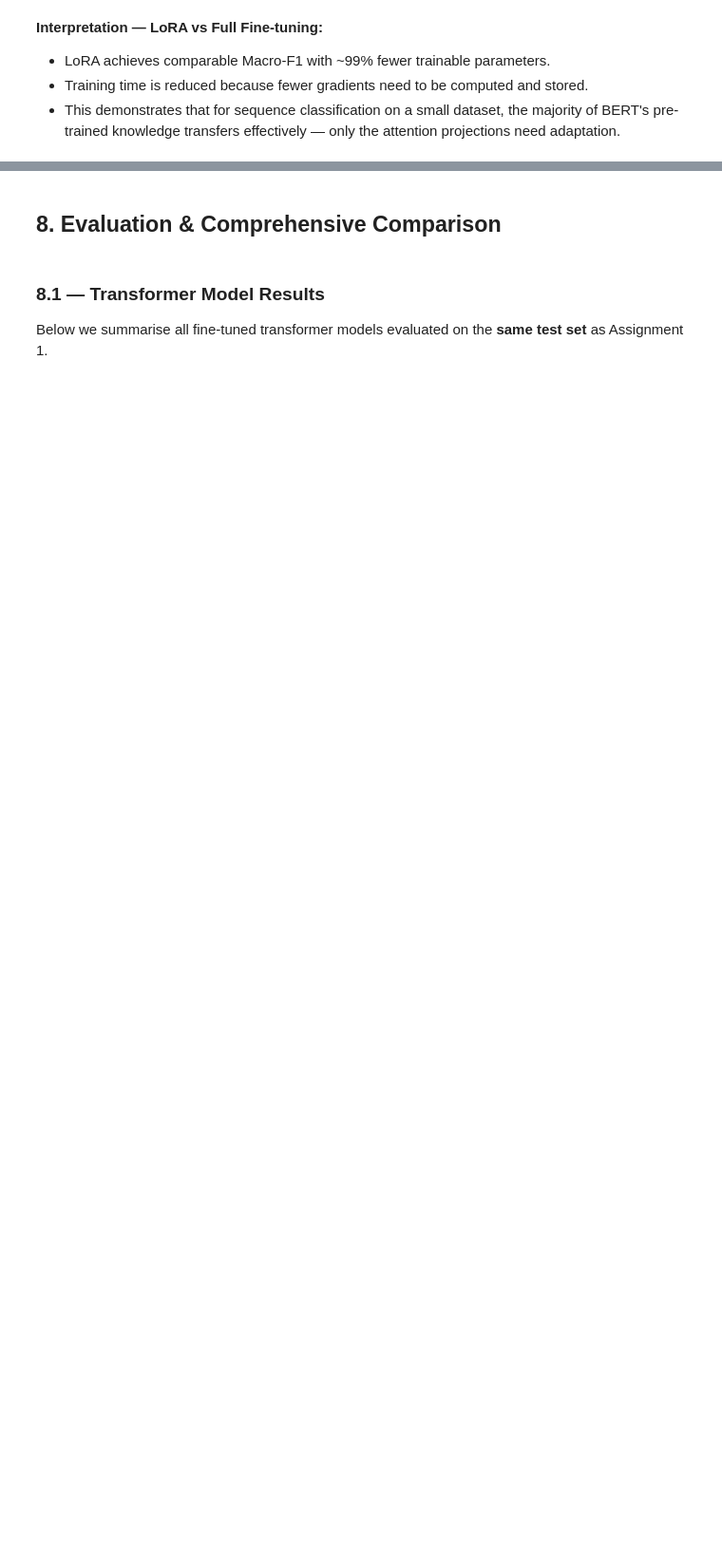
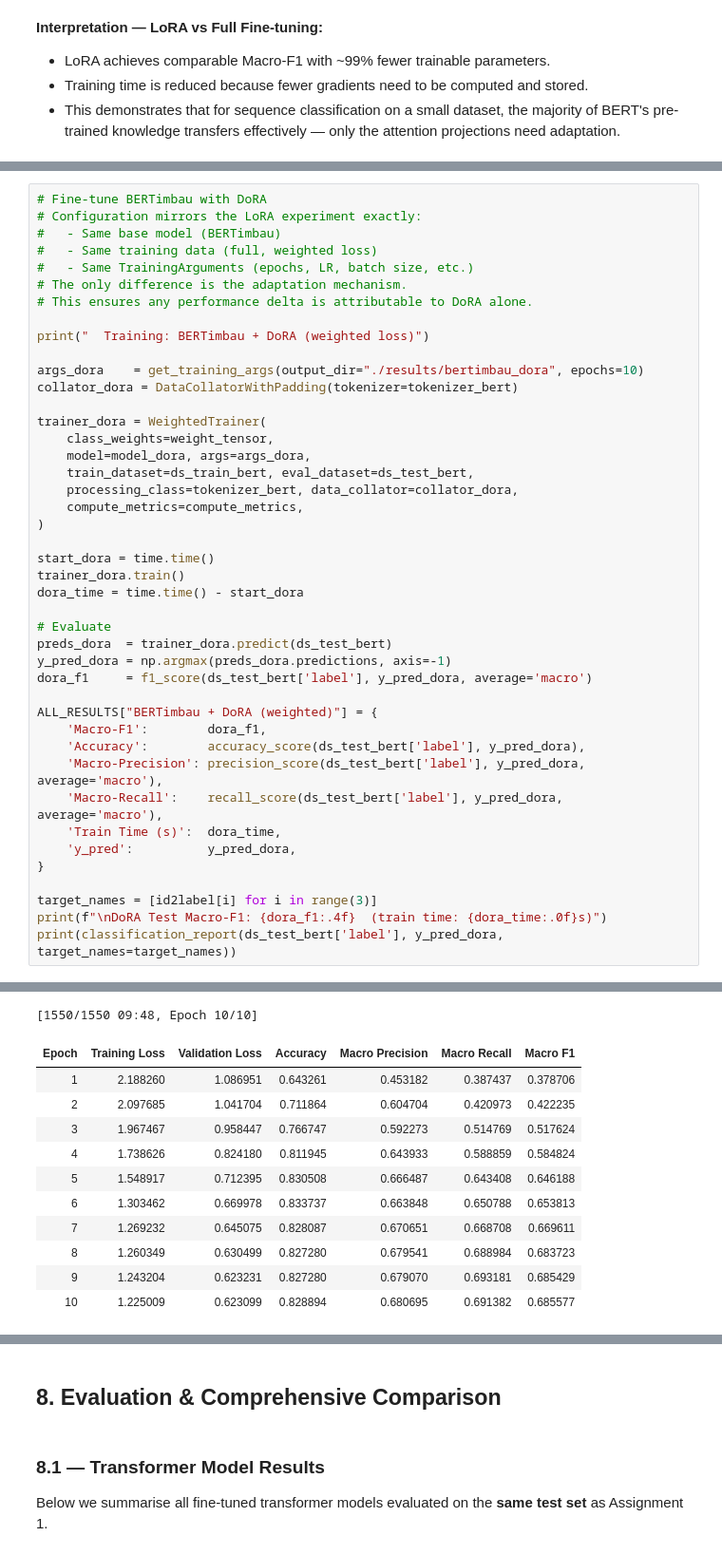
Before and after one commit to Gonto03/NLP-FactNews-Classification, a Jupyter notebook: nlp-ft-hf-model-lora.ipynb, the cells around one changed output, grey strips where cells are left out. Shown at 95% size. Saved outputs shown, nothing was run; the diff lists cells and outputs as text; blank space fills up the shorter version.

```diff
--- a/nlp-ft-hf-model-lora.ipynb
+++ b/nlp-ft-hf-model-lora.ipynb
@@ -991,0 +1077,44 @@ Trainable Params          108,925,443    592,131       0.5%
+# %%
+# Fine-tune BERTimbau with DoRA
+# Configuration mirrors the LoRA experiment exactly:
+#   - Same base model (BERTimbau)
+#   - Same training data (full, weighted loss)
+#   - Same TrainingArguments (epochs, LR, batch size, etc.)
+# The only difference is the adaptation mechanism.
+# This ensures any performance delta is attributable to DoRA alone.
+
+print("  Training: BERTimbau + DoRA (weighted loss)")
+
+args_dora    = get_training_args(output_dir="./results/bertimbau_dora", epochs=10)
+collator_dora = DataCollatorWithPadding(tokenizer=tokenizer_bert)
+
+trainer_dora = WeightedTrainer(
+    class_weights=weight_tensor,
+    model=model_dora, args=args_dora,
+    train_dataset=ds_train_bert, eval_dataset=ds_test_bert,
+    processing_class=tokenizer_bert, data_collator=collator_dora,
+    compute_metrics=compute_metrics,
+)
+
+start_dora = time.time()
+trainer_dora.train()
+dora_time = time.time() - start_dora
+
+# Evaluate
+preds_dora  = trainer_dora.predict(ds_test_bert)
+y_pred_dora = np.argmax(preds_dora.predictions, axis=-1)
+dora_f1     = f1_score(ds_test_bert['label'], y_pred_dora, average='macro')
+
+ALL_RESULTS["BERTimbau + DoRA (weighted)"] = {
+    'Macro-F1':        dora_f1,
+    'Accuracy':        accuracy_score(ds_test_bert['label'], y_pred_dora),
+    'Macro-Precision': precision_score(ds_test_bert['label'], y_pred_dora, average='macro'),
+    'Macro-Recall':    recall_score(ds_test_bert['label'], y_pred_dora, average='macro'),
+    'Train Time (s)':  dora_time,
+    'y_pred':          y_pred_dora,
+}
+
+target_names = [id2label[i] for i in range(3)]
+print(f"\nDoRA Test Macro-F1: {dora_f1:.4f}  (train time: {dora_time:.0f}s)")
+print(classification_report(ds_test_bert['label'], y_pred_dora, target_names=target_names))
+# %% [output]
@@ -991,0 +1123,12 @@ Trainable Params          108,925,443    592,131       0.5%
+[1550/1550 09:48, Epoch 10/10]
+| Epoch | Training Loss | Validation Loss | Accuracy | Macro Precision | Macro Recall | Macro F1 |
+| 1 | 2.188260 | 1.086951 | 0.643261 | 0.453182 | 0.387437 | 0.378706 |
+| 2 | 2.097685 | 1.041704 | 0.711864 | 0.604704 | 0.420973 | 0.422235 |
+| 3 | 1.967467 | 0.958447 | 0.766747 | 0.592273 | 0.514769 | 0.517624 |
+| 4 | 1.738626 | 0.824180 | 0.811945 | 0.643933 | 0.588859 | 0.584824 |
+| 5 | 1.548917 | 0.712395 | 0.830508 | 0.666487 | 0.643408 | 0.646188 |
+| 6 | 1.303462 | 0.669978 | 0.833737 | 0.663848 | 0.650788 | 0.653813 |
+| 7 | 1.269232 | 0.645075 | 0.828087 | 0.670651 | 0.668708 | 0.669611 |
+| 8 | 1.260349 | 0.630499 | 0.827280 | 0.679541 | 0.688984 | 0.683723 |
+| 9 | 1.243204 | 0.623231 | 0.827280 | 0.679070 | 0.693181 | 0.685429 |
+| 10 | 1.225009 | 0.623099 | 0.828894 | 0.680695 | 0.691382 | 0.685577 |
```
Also changed, not shown: parts of 51 cells of this notebook.
